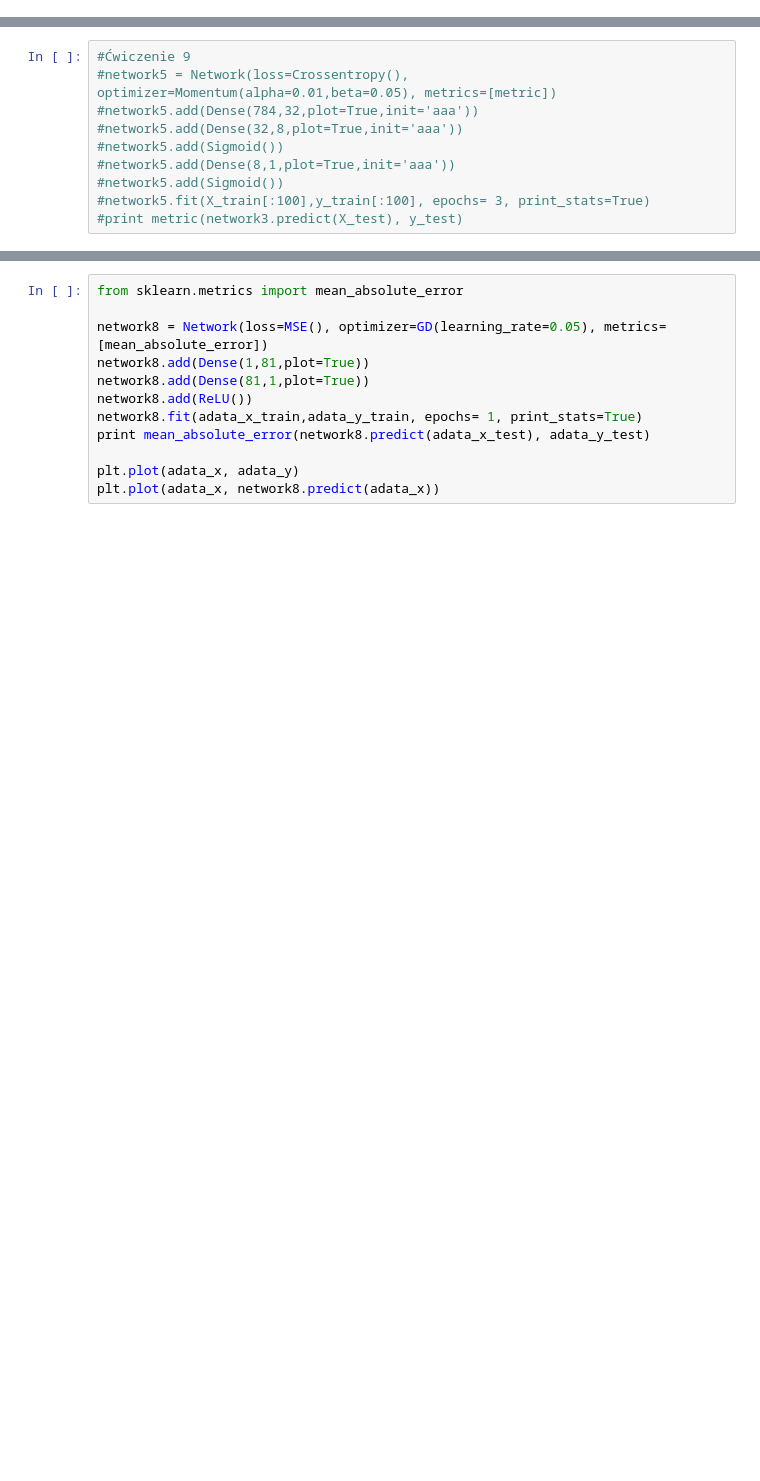
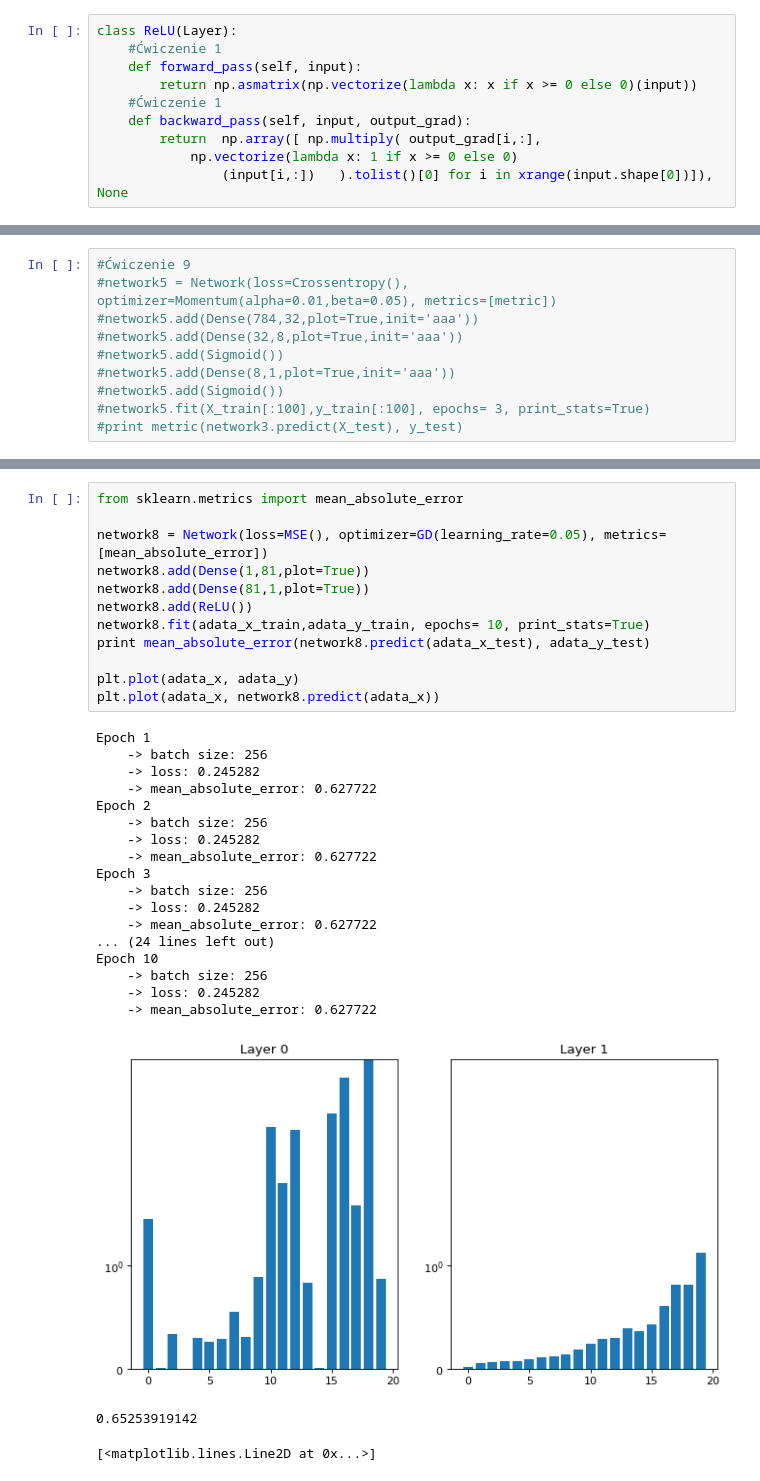
Before and after one commit to 13MaxG/MachineLearningAndrzeja, a Jupyter notebook: L10c.ipynb, the cells around one changed output, grey strips where cells are left out. Saved outputs shown, nothing was run; the diff lists cells and outputs as text; blank space fills up the shorter version.

```diff
--- a/L10c.ipynb
+++ b/L10c.ipynb
@@ -70 +93,11 @@ Przetestować kod z ćwiczenia 7. (dwuwarstwowa sieć) stosując inne inicjaliza
+# %%
+class ReLU(Layer):
+    #Ćwiczenie 1
+    def forward_pass(self, input):
+        return np.asmatrix(np.vectorize(lambda x: x if x >= 0 else 0)(input))
+    #Ćwiczenie 1
+    def backward_pass(self, input, output_grad):
+        return  np.array([ np.multiply( output_grad[i,:],
+            np.vectorize(lambda x: 1 if x >= 0 else 0)
+                (input[i,:])   ).tolist()[0] for i in xrange(input.shape[0])]), None
 # %%
@@ -509,12 +459,33 @@ adata_x_train, adata_x_test, adata_y_train, adata_y_test = train_test_split(adat
 # %%
 from sklearn.metrics import mean_absolute_error
 
 network8 = Network(loss=MSE(), optimizer=GD(learning_rate=0.05), metrics=[mean_absolute_error])
 network8.add(Dense(1,81,plot=True))
 network8.add(Dense(81,1,plot=True))
 network8.add(ReLU())
-network8.fit(adata_x_train,adata_y_train, epochs= 1, print_stats=True)
+network8.fit(adata_x_train,adata_y_train, epochs= 10, print_stats=True)
 print mean_absolute_error(network8.predict(adata_x_test), adata_y_test)
 
 plt.plot(adata_x, adata_y)
 plt.plot(adata_x, network8.predict(adata_x))
+# %% [output]
+Epoch 1
+    -> batch size: 256
+    -> loss: 0.245282
+    -> mean_absolute_error: 0.627722
+Epoch 2
+    -> batch size: 256
+    -> loss: 0.245282
+    -> mean_absolute_error: 0.627722
+Epoch 3
+    -> batch size: 256
+    -> loss: 0.245282
+    -> mean_absolute_error: 0.627722
+... (24 lines left out)
+Epoch 10
+    -> batch size: 256
+    -> loss: 0.245282
+    -> mean_absolute_error: 0.627722
+[figure, added]
+0.65253919142
+[<matplotlib.lines.Line2D at 0x...>]
```
Also changed, not shown: parts of 15 cells of this notebook, 1 other file.
